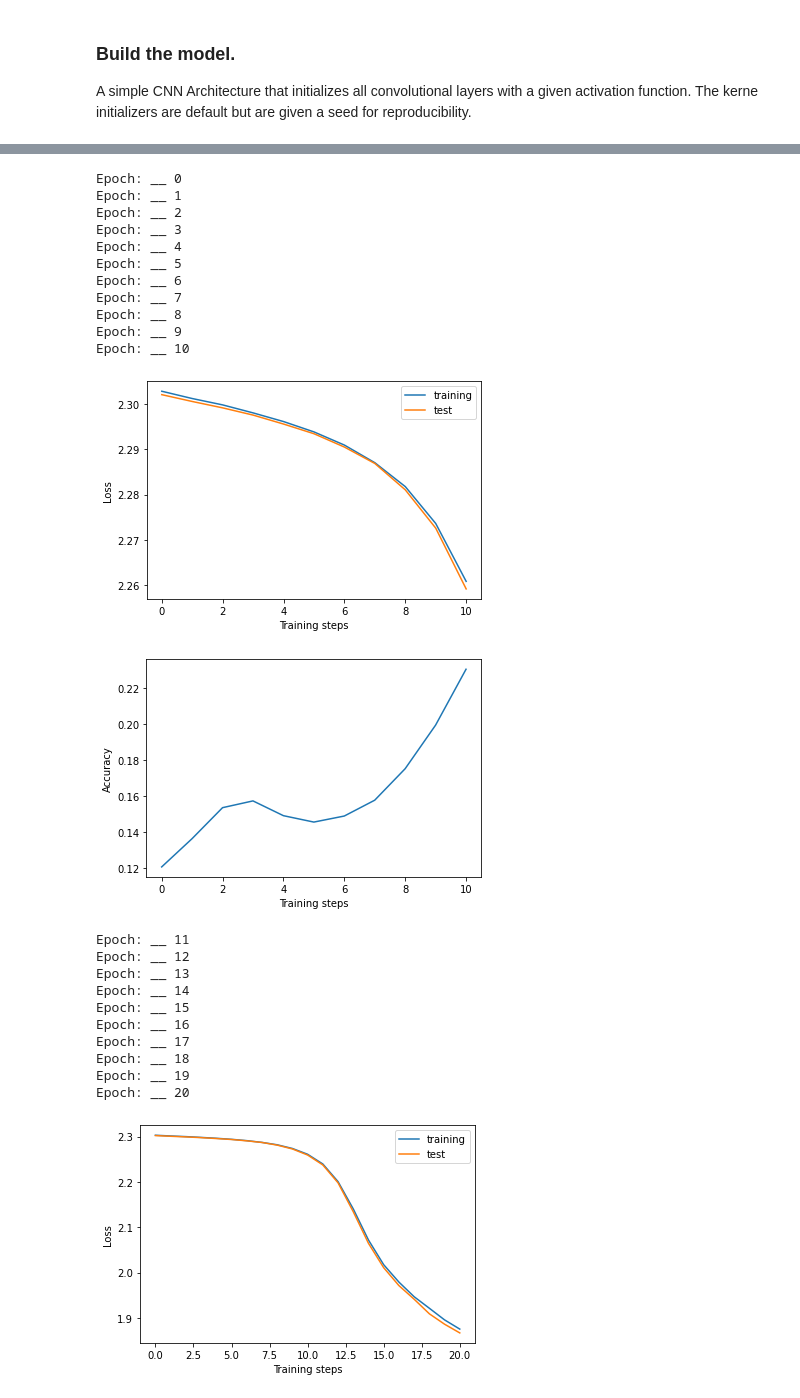
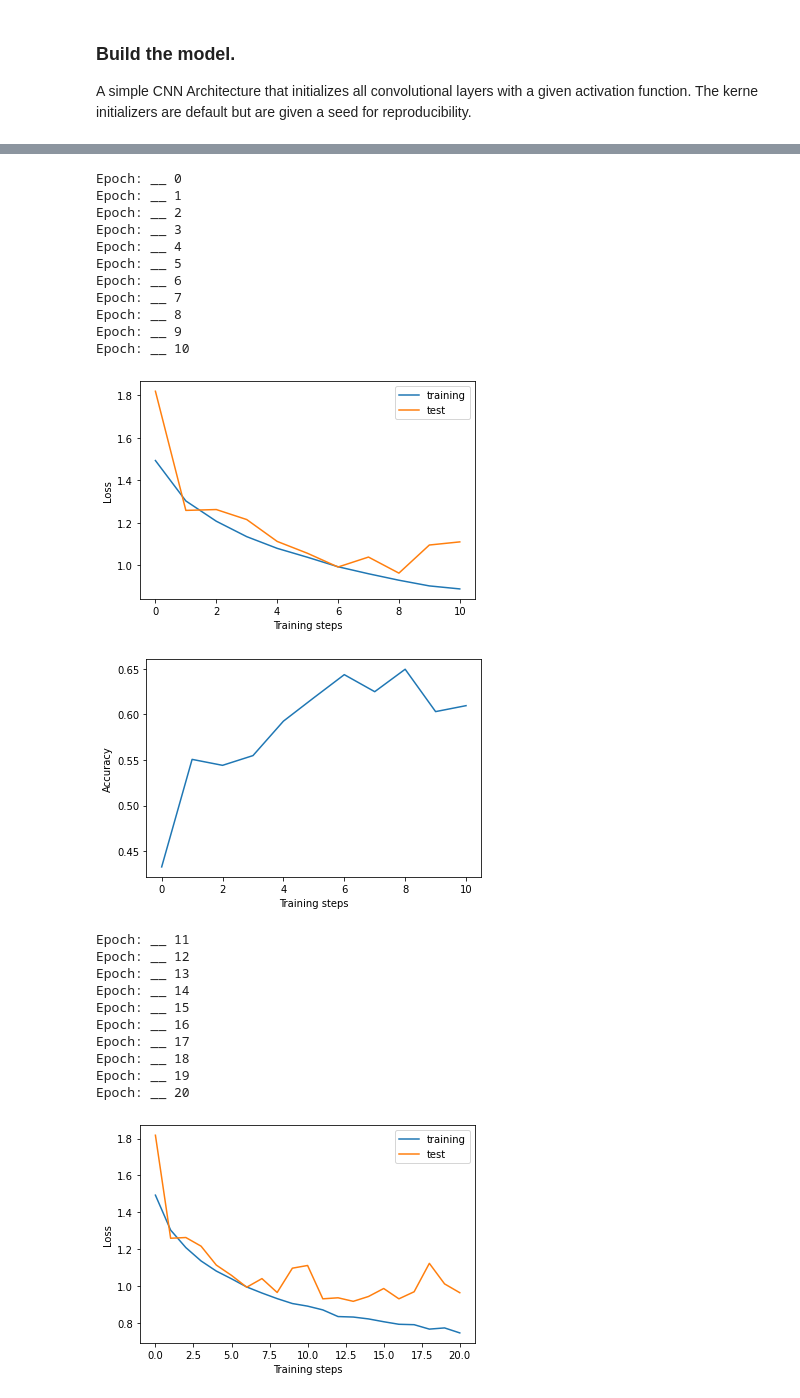
Before and after one commit to Niklas-KOI/IANNWTF, a Jupyter notebook: sheet5.ipynb, the cells around one changed output, grey strips where cells are left out. Saved outputs shown, nothing was run; the diff lists cells and outputs as text; code cells hidden in the pictures.

```diff
--- a/sheet5.ipynb
+++ b/sheet5.ipynb
@@ -14,7 +16,18 @@ This notebooks gives basic analysis tools for gradients behavior of different ac
 # In this homework we will work with the popular MNIST dataset.
 (train_images, train_labels), (test_images, test_labels) = tf.keras.datasets.cifar10.load_data()
 
+### Hyperparameters
+num_epochs = 30
+learning_rate = 0.001
+# reset the global seed after each model initialization to create identical starting weights
+# change global seed for different weights
+global_seed = 4
+seed = 2
+
 BATCH=128
+IMG_SIZE=32
+reg=0.05 #regularization-rate
+drop=0.5 #dropout-rate
 # %% [markdown]
 ### Visualize the dataset.
 # %%
@@ -184,7 +190,7 @@ def test(model, test_data, loss_function):
   test_loss_aggregator = []
 
   for (input, target) in test_data:
-    prediction = model(input)
+    prediction = model(input,training=False)
     sample_test_loss = loss_function(target, prediction)
     sample_test_accuracy =  np.argmax(target, axis=1) == np.argmax(prediction, axis=1)
     sample_test_accuracy = np.mean(sample_test_accuracy)
@@ -229,38 +232,28 @@ Change the global seed for a different weight which are still the same for all m
 # %%
 tf.keras.backend.clear_session()
 
-### Hyperparameters
-num_epochs = 50
-learning_rate = 0.001
-# reset the global seed after each model initialization to create identical starting weights
-# change global seed for different weights
-global_seed = 3
-seed = 1
+# same loss and optimizer as usual
+cross_entropy_loss = tf.keras.losses.CategoricalCrossentropy()
+optimizer = tf.keras.optimizers.Adam(learning_rate)
 
-# train the models for one epoch
-cross_entropy_loss = tf.keras.losses.CategoricalCrossentropy()
-optimizer = tf.keras.optimizers.SGD(learning_rate)
+tf.random.set_seed(global_seed)
+model = Model(activation=tf.keras.activations.relu, seed=seed)
 
-
-# again but with centered input data
-tf.random.set_seed(global_seed)
-model_relu = Model(activation=tf.keras.activations.relu, seed=seed)
-
-train_losses = train_model(model_relu, train_dataset, cross_entropy_loss, optimizer, num_epochs)
+train_losses = train_model(model, train_dataset, cross_entropy_loss, optimizer, num_epochs)
 # %% [output]
 Epoch: __ 0
 Epoch: __ 1
 Epoch: __ 2
 Epoch: __ 3
 Epoch: __ 4
 Epoch: __ 5
 Epoch: __ 6
 Epoch: __ 7
 Epoch: __ 8
 Epoch: __ 9
 Epoch: __ 10
-[figure, old version]
+[figure, new version]
-[figure, old version]
+[figure, new version]
 Epoch: __ 11
 Epoch: __ 12
 Epoch: __ 13
@@ -271,4 +264,4 @@ Epoch: __ 17
 Epoch: __ 18
 Epoch: __ 19
 Epoch: __ 20
-[figure, old version]
+[figure, new version]
```
Also changed, not shown: parts of 7 cells of this notebook.
